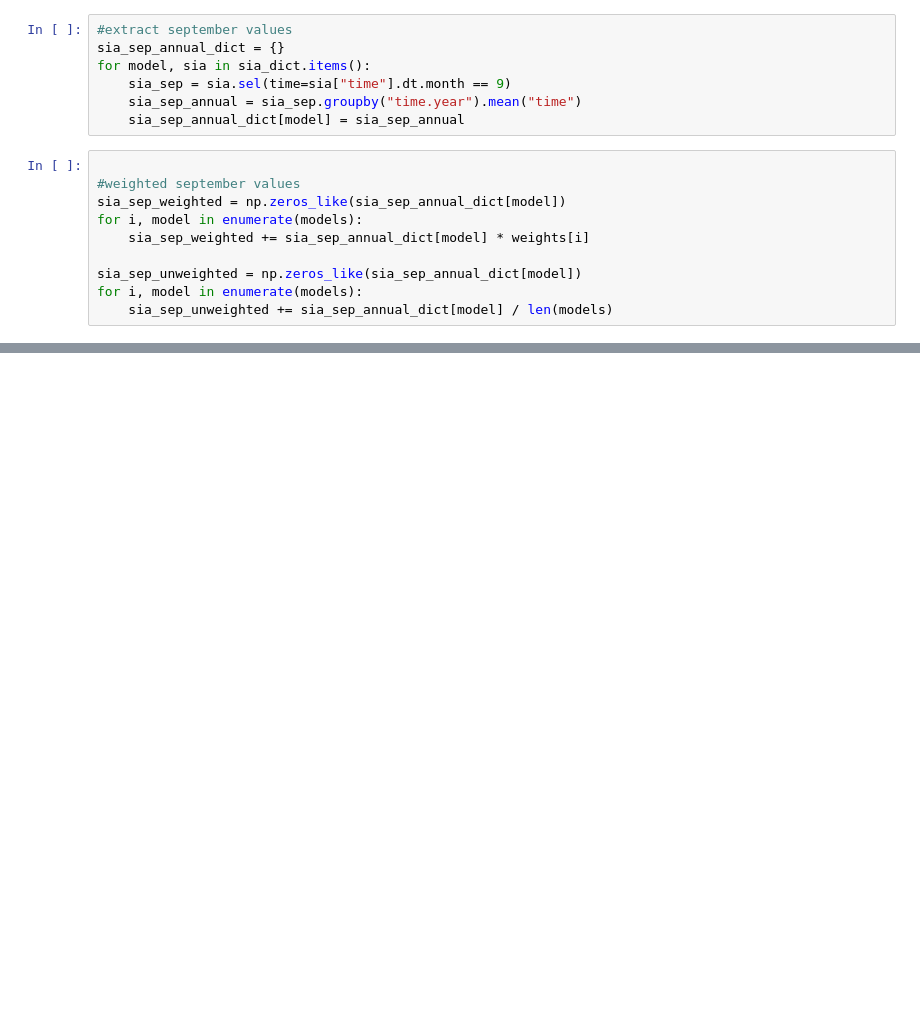
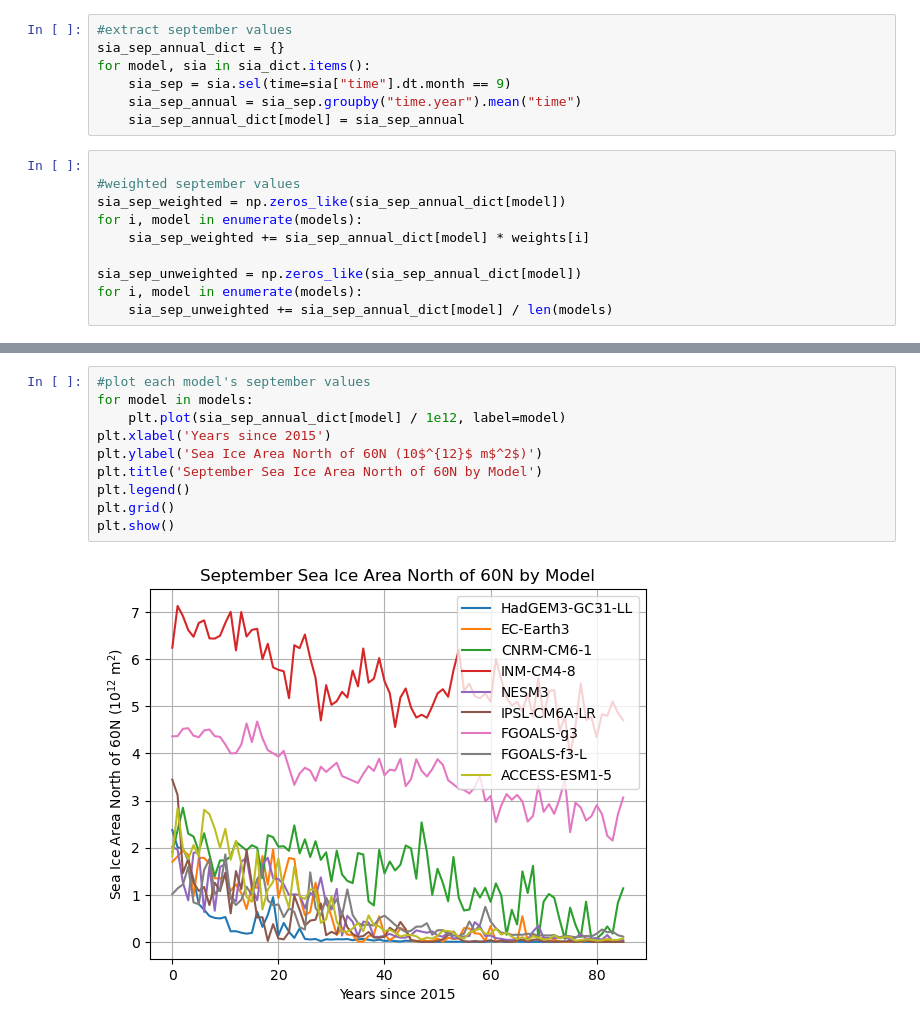
Before and after one commit to mattpollock100/CMIP6_emergent_constraint, a Jupyter notebook: siconc_weighted.ipynb, the cells around one changed output, grey strips where cells are left out. Drawn from its saved outputs; the diff is of its cells as text; blank space fills up the shorter version.

```diff
--- a/siconc_weighted.ipynb
+++ b/siconc_weighted.ipynb
@@ -407,0 +423,12 @@ plt.show()
+# %%
+#plot each model's september values
+for model in models:
+    plt.plot(sia_sep_annual_dict[model] / 1e12, label=model)
+plt.xlabel('Years since 2015')
+plt.ylabel('Sea Ice Area North of 60N (10$^{12}$ m$^2$)')
+plt.title('September Sea Ice Area North of 60N by Model')
+plt.legend()
+plt.grid()
+plt.show()
+# %% [output]
+[figure, added]
```
Also changed, not shown: parts of 4 cells of this notebook, 1 other file.
